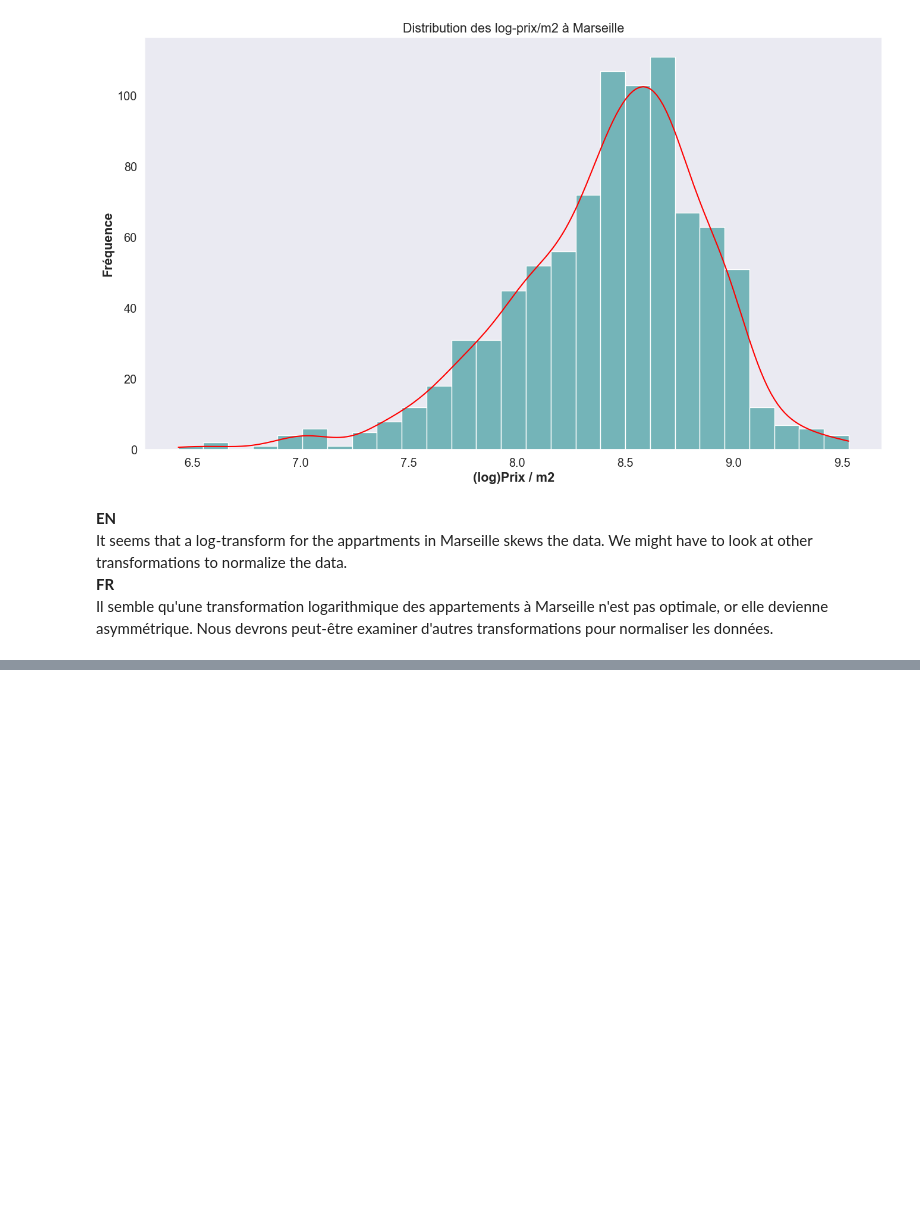
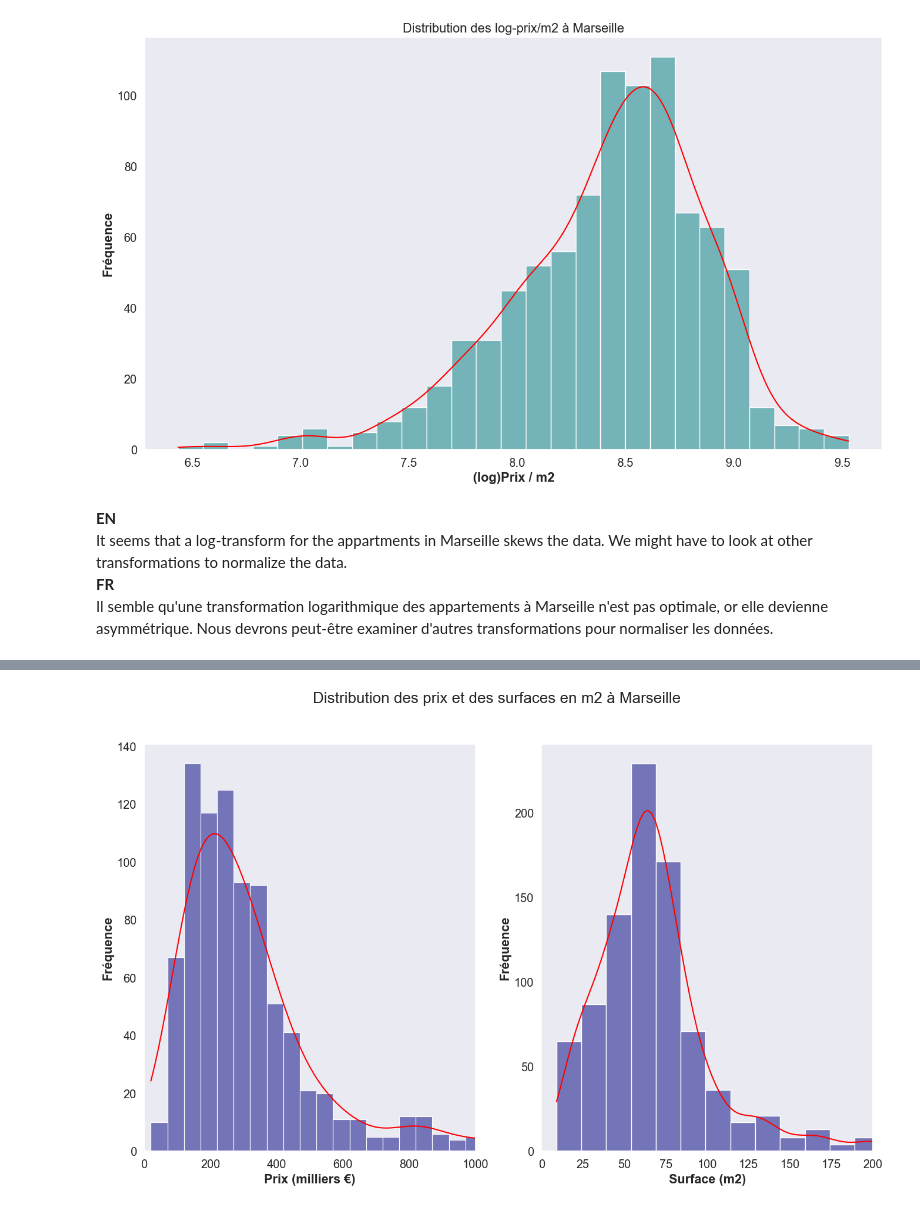
Before and after one commit to NichitaCP/RE, a Jupyter notebook: EDA.ipynb, the cells around one changed output, grey strips where cells are left out. Cells and saved outputs as stored; diff of their text form; code cells hidden in the pictures; blank space fills up the shorter version.

```diff
--- a/EDA.ipynb
+++ b/EDA.ipynb
@@ -578,0 +579,10 @@ Il semble qu'une transformation logarithmique des appartements à Marseille n'es
+# %%
+df_mrs['prix_k'] = df_mrs['prix']/1e3
+multi_col_hist_plotter(data=df_mrs, data2=df_mrs, numb_cols=2, fig_sz=(16,9), col1='prix_k', col2='surface_m2',
+                       bin_widths=(50, 15), bin_colors=('navy', 'navy'), kdes=(True, True),
+                       ax1_x_label='Prix (milliers €)', ax1_y_label='Fréquence', ax1_xlim=(0,1000),
+                       ax1_kde_line_color='red', ax2_x_label = 'Surface (m2)', ax2_y_label = 'Fréquence',
+                       ax2_xlim=(0,200), ax2_kde_line_color='red', general_title='Distribution des prix et des surfaces en m2 à Marseille')
+plt.show()
+# %% [output]
+[figure, added]
```
Also changed, not shown: parts of 27 cells of this notebook.
